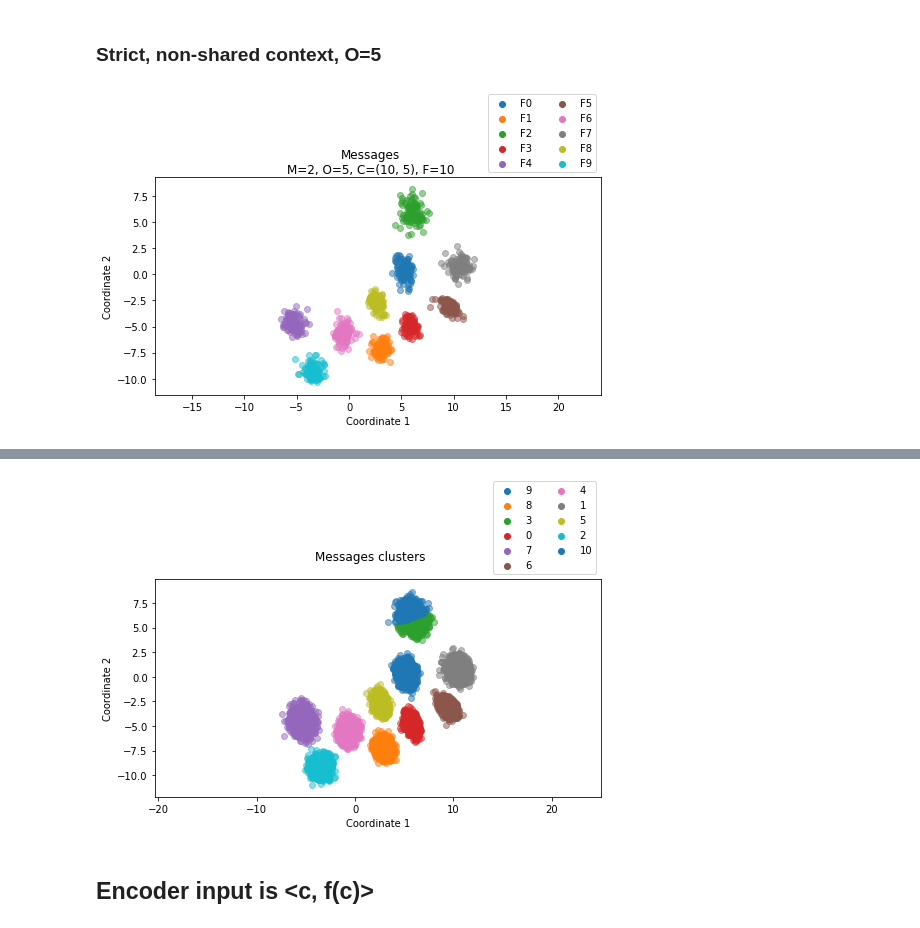
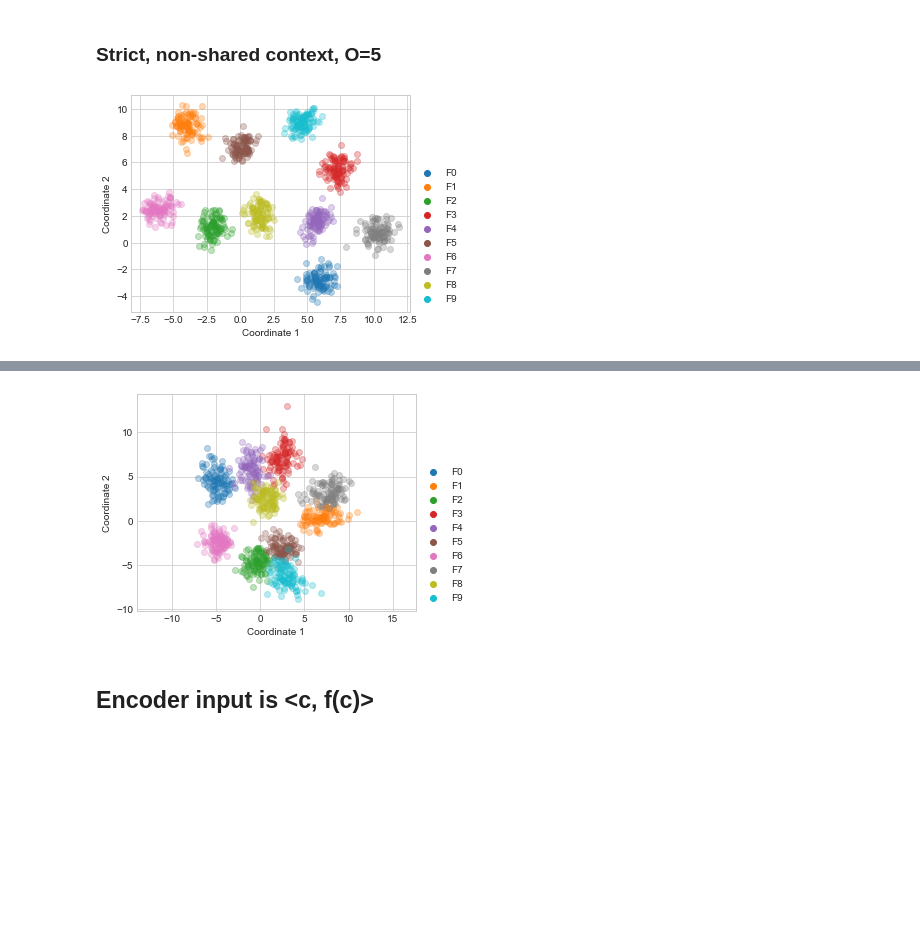
Before and after one commit to feipenghe/Singaling_auto_encoder, a Jupyter notebook: simulation_plots.ipynb, the cells around one changed output, grey strips where cells are left out. Saved outputs shown, nothing was run; the diff lists cells and outputs as text; code cells hidden in the pictures; blank space fills up the shorter version.

```diff
--- a/simulation_plots.ipynb
+++ b/simulation_plots.ipynb
@@ -14,7 +16,7 @@ import utils
 # %% [markdown]
 ## Load a simulation
 # %%
-simulation_name = "untrained/extremity_game_simulation_o_3__c_(6, 3)__m_2__sharedcontext_1__strict_context_1"
+simulation_name = "acl_ready/extremity_game_acl_o_5__object_size_5__strict_context_1__shared_context_1__nature_includes_function_1__num_objects_10__mini_batch_size_128__num_batches_5000"
 simulation = simulations.load_simulation(simulation_name)
 evaluations = simulation.evaluations
 # %%
@@ -387,0 +559,3 @@ plot_all_compositionality_stats(simulation)
+# %%
+simulation="acl_ready/extremity_game_acl_untrained__object_size_3__strict_context_1__shared_context_1__nature_includes_function_1__num_objects_6__mini_batch_size_128__num_batches_0"
+plot_all_compositionality_stats(simulation)
@@ -388,16 +566,19 @@ plot_all_compositionality_stats(simulation)
 # %% [markdown]
 # Message visualizations
 # %%
-def visualize_messages(simulation_name):
+def visualize_messages(simulation_name, game_number=0):
     simulation = simulations.load_simulation(simulation_name)
     games=simulations.load_games(simulation_name)
     message_size = simulation.message_sizes[0]
-    games[message_size][0].visualize()
+    games[message_size][game_number]._plot_messages_information()
 # %% [markdown]
 ## Encoder input is <c, f>
 # %% [markdown]
 ### Strict, shared context, O=5
 # %%
+import utils
+plt.style.use('seaborn-whitegrid')
+
 simulation_name = "acl_ready/extremity_game_acl_o_5__object_size_5__strict_context_1__shared_context_1__nature_includes_function_1__num_objects_10__mini_batch_size_128__num_batches_5000"
 visualize_messages(simulation_name)
 # %% [output]
@@ -408,6 +587,6 @@ visualize_messages(simulation_name)
 ### Strict, non-shared context, O=5
 # %%
 simulation_name = "acl_ready/extremity_game_acl_o_5__object_size_5__strict_context_1__shared_context_0__nature_includes_function_1__num_objects_10__mini_batch_size_128__num_batches_5000"
-visualize_messages(simulation_name)
+visualize_messages(simulation_name, 3)
 # %% [output]
-[figure, old version]
+[figure, new version]
@@ -415 +592,0 @@ visualize_messages(simulation_name)
-[figure, removed]
@@ -416,3 +595,8 @@ visualize_messages(simulation_name)
+# %%
+simulation_name = "acl_ready/extremity_game_acl_o_5__object_size_5__strict_context_0__shared_context_0__nature_includes_function_1__num_objects_5__mini_batch_size_128__num_batches_5000"
+visualize_messages(simulation_name, 3)
+# %% [output]
+[figure, added]
 # %% [markdown]
 ## Encoder input is <c, f(c)>
 # %% [markdown]
```
Also changed, not shown: parts of 49 cells of this notebook, 2 other files.
